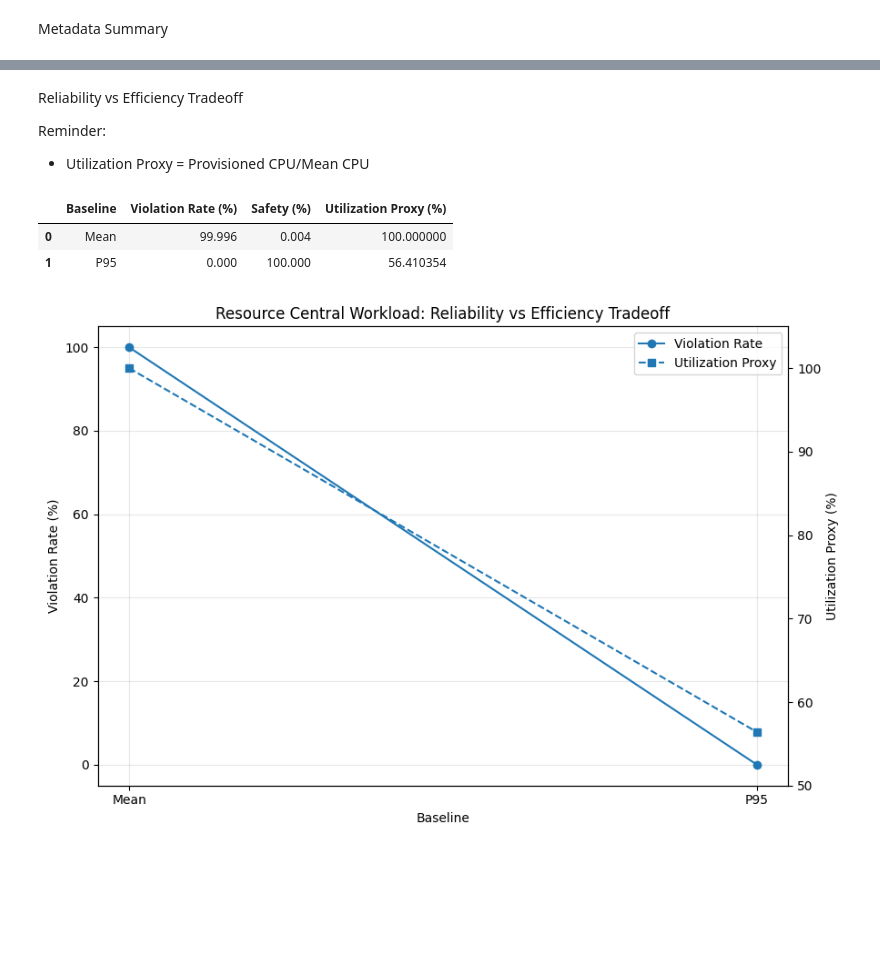
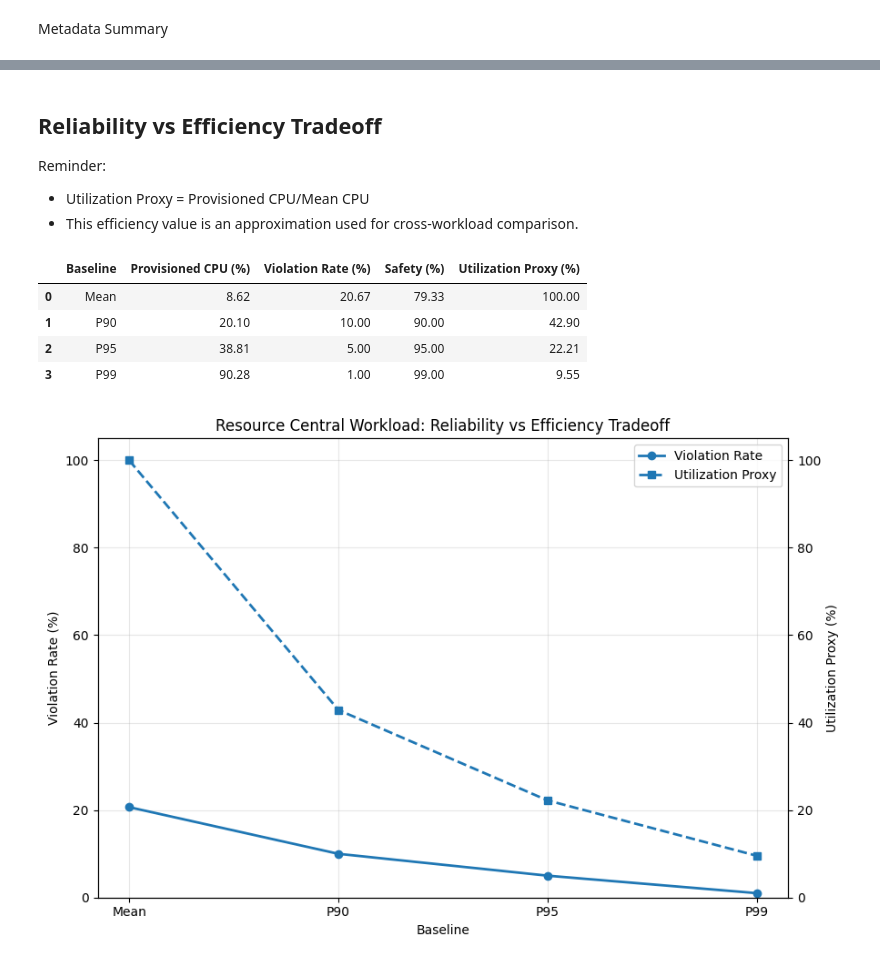
Before and after one commit to sonalilonkar1/masters-project, a Jupyter notebook: notebooks/resource-central/resource_central.ipynb, the cells around one changed output, grey strips where cells are left out. Drawn from its saved outputs; the diff is of its cells as text; code cells hidden in the pictures; blank space fills up the shorter version.

```diff
--- a/notebooks/resource-central/resource_central.ipynb
+++ b/notebooks/resource-central/resource_central.ipynb
@@ -427,4 +425,4 @@ Resource Central Efficiency Proxy (Median): 57.16%
 # %% [markdown]
-Reliability vs Efficiency Tradeoff
+## Reliability vs Efficiency Tradeoff
 
 Reminder:
@@ -432,81 +430,97 @@ Reminder:
+* This efficiency value is an approximation used for cross-workload comparison.
 # %%
-# Mean vs P95
-baseline_cols = {
-    "Mean": "mean_cpu_pct",
-    "P95": "p95_cpu_pct"
+# Extended TraceAdvisor Baselines using global CPU thresholds
+
+# Use observed average CPU samples as demand observations
+demand = cpu_df["avg_cpu"] * scale_factor
+
+# Global provisioning baselines from workload distribution
+baseline_values = {
+    "Mean": demand.mean(),
+    "P90": demand.quantile(0.90),
+    "P95": demand.quantile(0.95),
+    "P99": demand.quantile(0.99)
 }
 
-# Convert columns to percentage scale
-per_vm["mean_cpu_pct"] = per_vm["mean_cpu"] * scale_factor
-per_vm["p95_cpu_pct"] = per_vm["p95_cpu"] * scale_factor
+rows = []
 
-rows = []
-for baseline_name, baseline_col in baseline_cols.items():
-    provisioned = per_vm[baseline_col]
+for baseline_name, provisioned_value in baseline_values.items():
 
-    # Resource Central target demand proxy
-    actual_demand = per_vm["p95_cpu_pct"]
-
-    violation_rate = (provisioned < actual_demand).mean() * 100
+    violation_rate = (demand > provisioned_value).mean() * 100
     safety = 100 - violation_rate
 
-    utilization_proxy = (
-        per_vm["mean_cpu_pct"] / provisioned.replace(0, np.nan)
-    ).mean() * 100
+    utilization_proxy = (demand.mean() / provisioned_value) * 100
 
     rows.append({
         "Baseline": baseline_name,
+        "Provisioned CPU (%)": provisioned_value,
         "Violation Rate (%)": violation_rate,
         "Safety (%)": safety,
         "Utilization Proxy (%)": utilization_proxy
     })
 
 rc_tradeoff_df = pd.DataFrame(rows)
-display(rc_tradeoff_df)
+
+display(rc_tradeoff_df.round(2))
 
 # Plot Resource Central reliability vs efficiency tradeoff
 fig, ax1 = plt.subplots(figsize=(9, 6))
 x = rc_tradeoff_df["Baseline"]
+
+# Violation Rate
 ax1.plot(
     x,
     rc_tradeoff_df["Violation Rate (%)"],
     marker="o",
+    linewidth=2,
     label="Violation Rate"
 )
+
 ax1.set_xlabel("Baseline")
 ax1.set_ylabel("Violation Rate (%)")
 ax1.set_title("Resource Central Workload: Reliability vs Efficiency Tradeoff")
+
 ax1.grid(True, alpha=0.3)
-ax1.set_ylim(-5, 105)
+ax1.set_ylim(0, 105)
+
+# Utilization Proxy
 ax2 = ax1.twinx()
+
 ax2.plot(
     x,
     rc_tradeoff_df["Utilization Proxy (%)"],
     marker="s",
     linestyle="--",
+    linewidth=2,
     label="Utilization Proxy"
 )
 
 ax2.set_ylabel("Utilization Proxy (%)")
-ax2.set_ylim(50, 105)
+ax2.set_ylim(0, 105)
+
+# Combined legend
 lines_1, labels_1 = ax1.get_legend_handles_labels()
 lines_2, labels_2 = ax2.get_legend_handles_labels()
 
 ax1.legend(
     lines_1 + lines_2,
     labels_1 + labels_2,
     loc="upper right"
 )
 
 plt.tight_layout()
+
 plt.savefig(
     FIG_DIR / "resource_central_reliability_efficiency_tradeoff.png",
     dpi=200,
     bbox_inches="tight"
 )
+
 plt.show()
 # %% [output]
-|  | Baseline | Violation Rate (%) | Safety (%) | Utilization Proxy (%) |
-| 0 | Mean | 99.996 | 0.004 | 100.000000 |
-| 1 | P95 | 0.000 | 100.000 | 56.410354 |
+|  | Baseline | Provisioned CPU (%) | Violation Rate (%) | Safety (%) | Utilization Proxy (%) |
+| 0 | Mean | 8.62 | 20.67 | 79.33 | 100.00 |
+| 1 | P90 | 20.10 | 10.00 | 90.00 | 42.90 |
+| 2 | P95 | 38.81 | 5.00 | 95.00 | 22.21 |
+| 3 | P99 | 90.28 | 1.00 | 99.00 | 9.55 |
-[figure, old version]
+[figure, new version]
```
Also changed, not shown: parts of 7 cells of this notebook, 1 other file.
